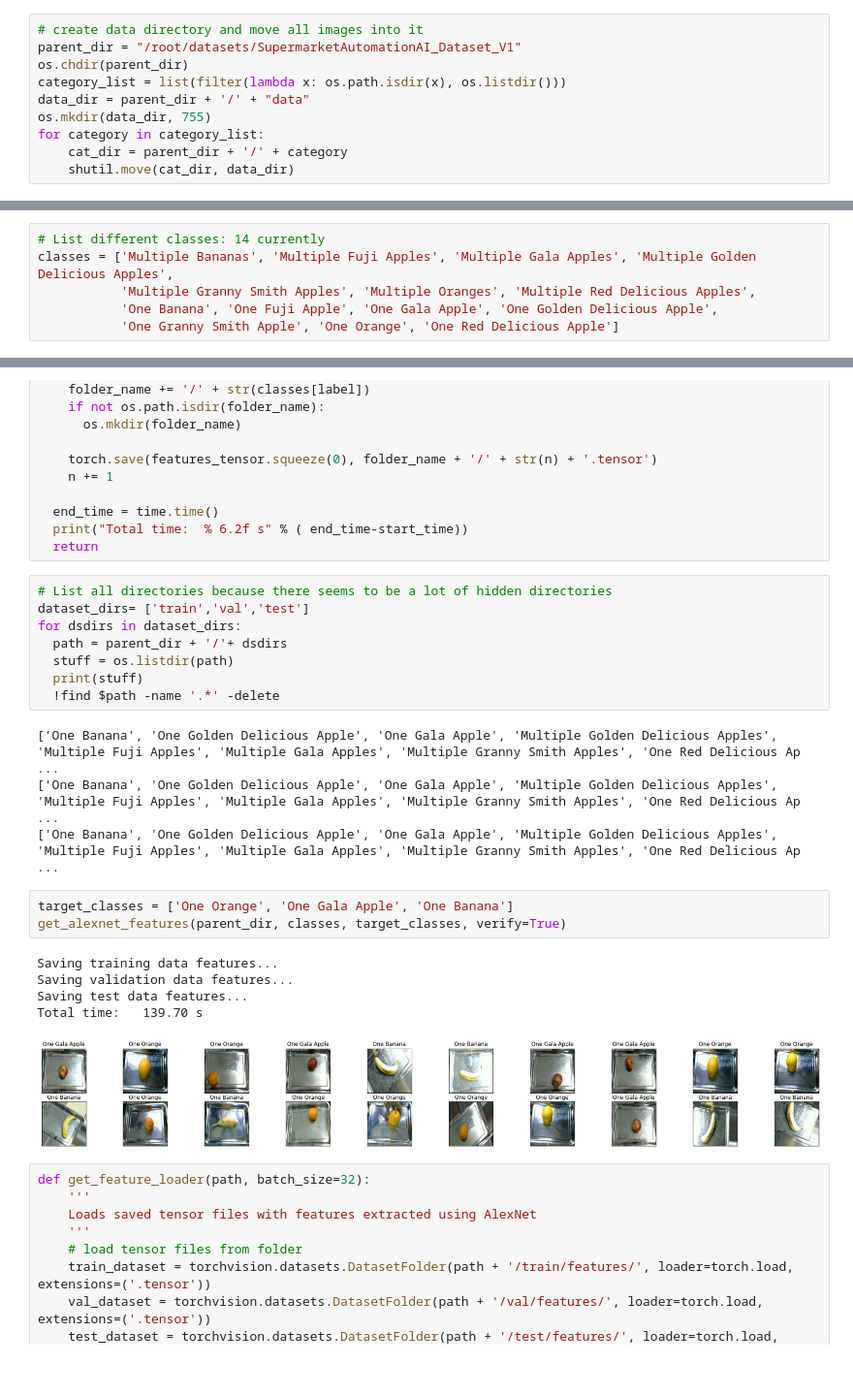
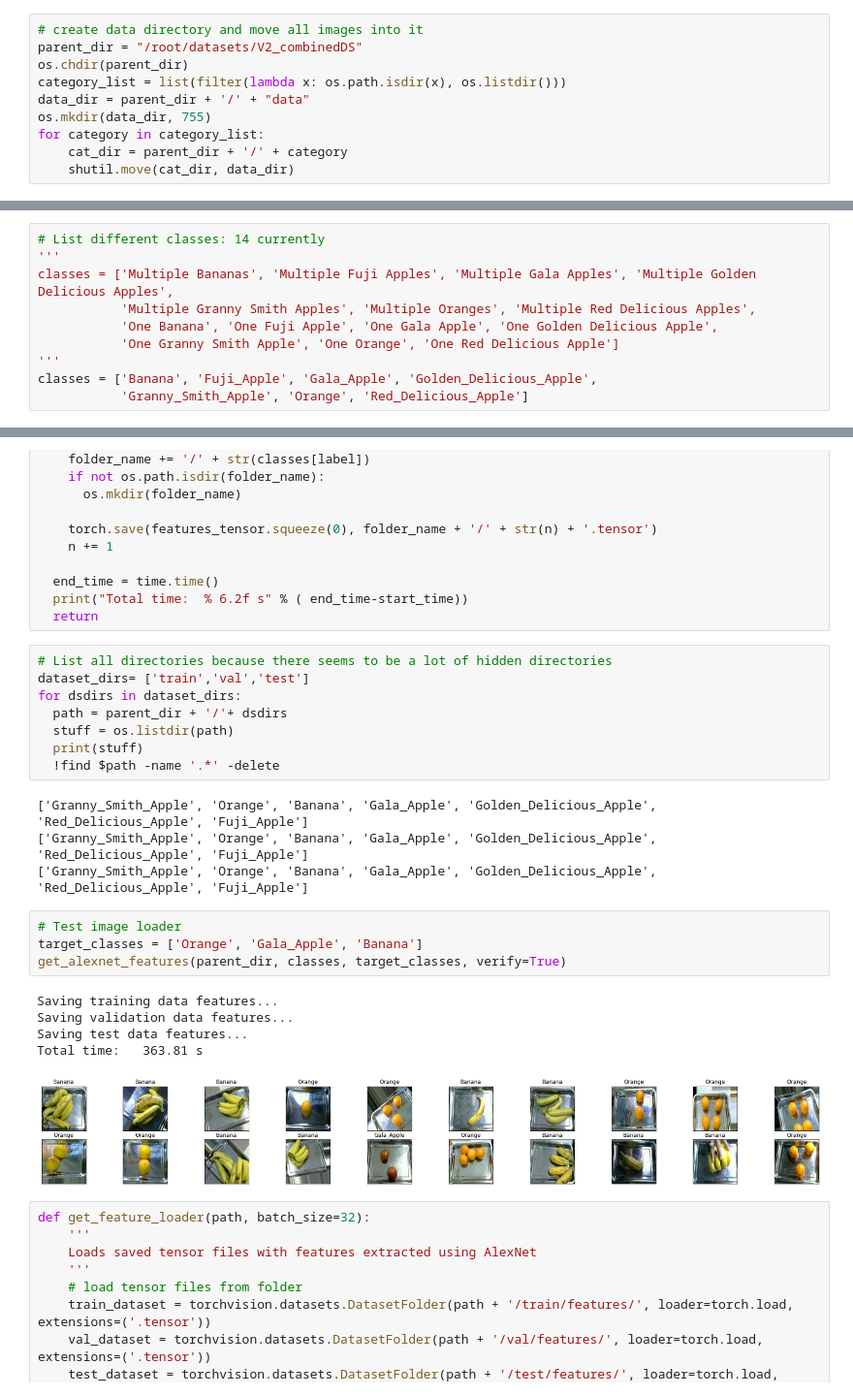
Before and after one commit to SupermarketAutomationAI/PrimaryModel_1, a Jupyter notebook: primary_model_JX.ipynb, the cells around one changed output, grey strips where cells are left out. Shown at 97% size. Saved outputs shown, nothing was run; the diff lists cells and outputs as text; blank space fills up the shorter version.

Commit message:
Used V2 dataset with all 7 classes, final validation and training accuracy of 100%

```diff
--- a/primary_model_JX.ipynb
+++ b/primary_model_JX.ipynb
@@ -20,7 +38,7 @@ import math
 import shutil
 # %%
 # create data directory and move all images into it
-parent_dir = "/root/datasets/SupermarketAutomationAI_Dataset_V1"
+parent_dir = "/root/datasets/V2_combinedDS"
 os.chdir(parent_dir)
 category_list = list(filter(lambda x: os.path.isdir(x), os.listdir()))
 data_dir = parent_dir + '/' + "data"
@@ -145,10 +163,14 @@ import matplotlib.pyplot as plt
 import torchvision.models
 # %%
 # List different classes: 14 currently
+'''
 classes = ['Multiple Bananas', 'Multiple Fuji Apples', 'Multiple Gala Apples', 'Multiple Golden Delicious Apples',
            'Multiple Granny Smith Apples', 'Multiple Oranges', 'Multiple Red Delicious Apples',
            'One Banana', 'One Fuji Apple', 'One Gala Apple', 'One Golden Delicious Apple',
            'One Granny Smith Apple', 'One Orange', 'One Red Delicious Apple']
+'''
+classes = ['Banana', 'Fuji_Apple', 'Gala_Apple', 'Golden_Delicious_Apple',
+           'Granny_Smith_Apple', 'Orange', 'Red_Delicious_Apple']
 # %%
 # Get pretrained weights from the internet
 alexnet = torchvision.models.alexnet(pretrained=True)
@@ -289,18 +311,19 @@ for dsdirs in dataset_dirs:
   print(stuff)
   !find $path -name '.*' -delete
 # %% [output]
-['One Banana', 'One Golden Delicious Apple', 'One Gala Apple', 'Multiple Golden Delicious Apples', 'Multiple Fuji Apples', 'Multiple Gala Apples', 'Multiple Granny Smith Apples', 'One Red Delicious Ap ...
-['One Banana', 'One Golden Delicious Apple', 'One Gala Apple', 'Multiple Golden Delicious Apples', 'Multiple Fuji Apples', 'Multiple Gala Apples', 'Multiple Granny Smith Apples', 'One Red Delicious Ap ...
-['One Banana', 'One Golden Delicious Apple', 'One Gala Apple', 'Multiple Golden Delicious Apples', 'Multiple Fuji Apples', 'Multiple Gala Apples', 'Multiple Granny Smith Apples', 'One Red Delicious Ap ...
+['Granny_Smith_Apple', 'Orange', 'Banana', 'Gala_Apple', 'Golden_Delicious_Apple', 'Red_Delicious_Apple', 'Fuji_Apple']
+['Granny_Smith_Apple', 'Orange', 'Banana', 'Gala_Apple', 'Golden_Delicious_Apple', 'Red_Delicious_Apple', 'Fuji_Apple']
+['Granny_Smith_Apple', 'Orange', 'Banana', 'Gala_Apple', 'Golden_Delicious_Apple', 'Red_Delicious_Apple', 'Fuji_Apple']
 # %%
-target_classes = ['One Orange', 'One Gala Apple', 'One Banana']
+# Test image loader
+target_classes = ['Orange', 'Gala_Apple', 'Banana']
 get_alexnet_features(parent_dir, classes, target_classes, verify=True)
 # %% [output]
 Saving training data features...
 Saving validation data features...
 Saving test data features...
-Total time:   139.70 s
+Total time:   363.81 s
-[figure, old version]
+[figure, new version]
 # %%
 def get_feature_loader(path, batch_size=32):
     '''
```
Also changed, not shown: parts of 12 cells of this notebook.
